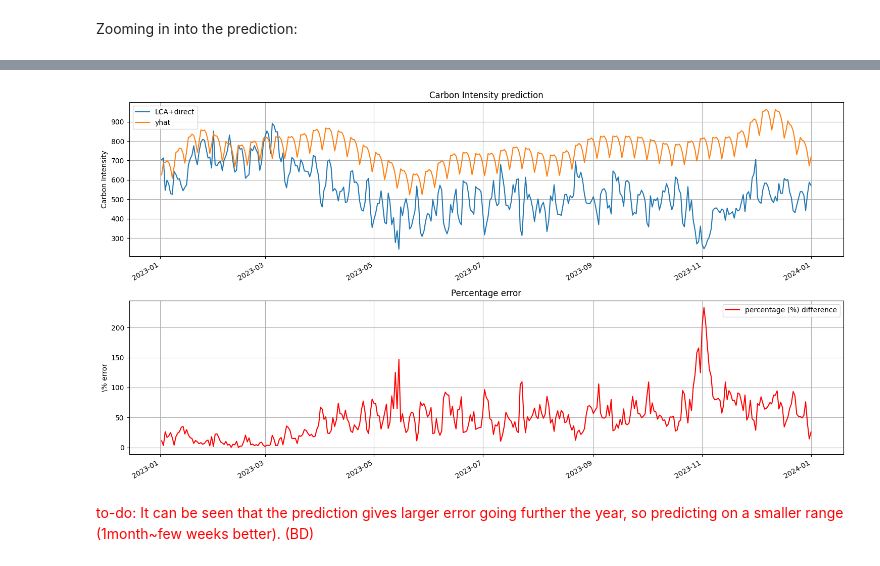
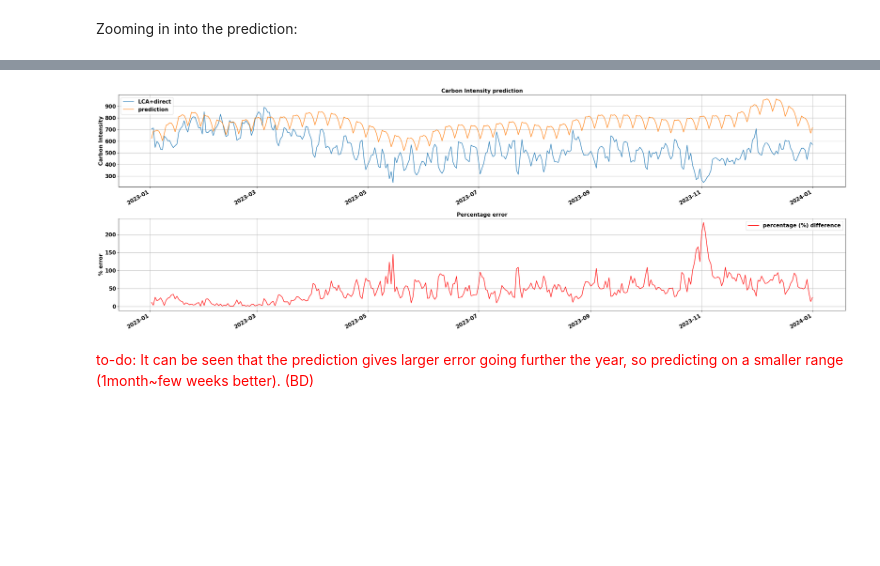
Before and after one commit to LSquarzoni/GreenTeam, a Jupyter notebook: Prophet_sandbox.ipynb, the cells around one changed output, grey strips where cells are left out. Drawn from its saved outputs; the diff is of its cells as text; code cells hidden in the pictures; blank space fills up the shorter version.

```diff
--- a/Prophet_sandbox.ipynb
+++ b/Prophet_sandbox.ipynb
@@ -191,6 +191,9 @@ dataset_half
 # %% [markdown]
 Performing prediction with Prophet:
 # %%
+plt.rc("figure", figsize=(35, 10))
+plt.rc("font", weight="bold", size=10)
+
 m_noparams = Prophet()
 m_noparams.fit(dataset_half)
 
@@ -208,6 +211,9 @@ fig1 = m_noparams.plot(forecast_noparams)
 # %% [markdown]
 Trying to adjust parameters to consider seasonalities:
 # %%
+plt.rc("figure", figsize=(35, 10))
+plt.rc("font", weight="bold", size=10)
+
 m = Prophet(yearly_seasonality = True, weekly_seasonality=True, daily_seasonality=True) # forcing to consider seasonality
 m.fit(dataset_half)
 
@@ -225,4 +231,7 @@ fig1 = m.plot(forecast)
 # %%
+plt.rc("figure", figsize=(25, 25))
+plt.rc("font", weight="bold", size=10)
+
 fig2 = m.plot_components(forecast)
 plt.savefig('../PLOTS/CI_prophet.png', dpi=300) # Code to export the plot as an image
 # %% [output]
@@ -236,7 +245,8 @@ y1 = dataset_CI['LCA+direct']
 x2 = forecast['ds']
 y2 = forecast['yhat']
 
-fig = plt.figure(figsize=(25, 15))  # Adjust the figure size as needed
+fig = plt.figure(figsize=(30, 15))  # Adjust the figure size as needed
+plt.rc("font", weight="bold", size=15)
 
 # Create the first subplot
 ax1 = fig.add_subplot(3, 1, 1)  # This will be the first subplot (3 rows, 1 column, first plot)
@@ -258,12 +268,16 @@ ax3.plot(x1, y1, 'red', label = '(LCA+direct) - Real Values')
 
 ax3.set_xlabel('Date')  # Set the x-axis label
 ax3.set_ylabel('Forecast')  # Set the y-axis label
-ax3.tick_params(axis='x', rotation=45)  # Optional: Rotate x-axis labels for better readability
+ax3.tick_params(axis='x')  # Optional: Rotate x-axis labels for better readability
 
 ax1.legend()
 ax2.legend()
 ax3.legend()
 
+for ax in fig.get_axes():
+    ax.set_title(ax.get_title(), fontweight='bold', fontsize=15)
+    ax.set_ylabel(ax.get_ylabel(), fontweight='bold', fontsize=15)
+
 plt.tight_layout()  # Adjust the layout so that plots do not overlap
 plt.show()  # Display the figure
 # %% [output]
@@ -317,28 +331,35 @@ dataset_zoom
 365 rows × 3 columns
 # %%
-fig, (ax1, ax2) = plt.subplots(2, 1, figsize=(15, 8))
+fig, (ax1, ax2) = plt.subplots(2, 1, figsize=(30, 10))
+plt.rc("font", weight="bold", size=15)
 
 # Plot line1 and line2 on the first subplot
-dataset_zoom[['LCA+direct', 'yhat']].plot(ax=ax1)
+dataset_zoom['LCA+direct'].plot(ax=ax1, label='LCA+direct')
+dataset_zoom['yhat'].plot(ax=ax1, label='prediction')
 ax1.set_title('Carbon Intensity prediction')  # Set title for the first subplot
 ax1.set_xlabel('')  # Set x-axis label for the first subplot
 ax1.set_ylabel('Carbon Intensity')  # Set y-axis label for the first subplot
 ax1.grid(True)  # Turn on grid for the first subplot
+ax1.legend()
 
 # Plot line3 on the second subplot
 dataset_zoom['percerror'].plot(ax=ax2, color = 'red', label = 'percentage (%) difference')
 ax2.set_title('Percentage error')  # Set title for the second subplot
 ax2.set_xlabel('')  # Set x-axis label for the second subplot
-ax2.set_ylabel('\% error')  # Set y-axis label for the second subplot
+ax2.set_ylabel('% error')  # Set y-axis label for the second subplot
 ax2.grid(True)  # Turn on grid for the second subplot
 ax2.legend()
 # Adjust layout
 plt.tight_layout()
 
+for ax in fig.get_axes():
+    ax.set_title(ax.get_title(), fontweight='bold', fontsize=15)
+    ax.set_ylabel(ax.get_ylabel(), fontweight='bold', fontsize=15)
+
 # Show the plots
 plt.show()
 # %% [output]
-[figure, old version]
+[figure, new version]
 # %% [markdown]
 <font color='red'>to-do:</color> It can be seen that the prediction gives larger error going further the year, so predicting on a smaller range (1month~few weeks better). (BD)
 # %% [markdown]
```
Also changed, not shown: parts of 10 cells of this notebook.
